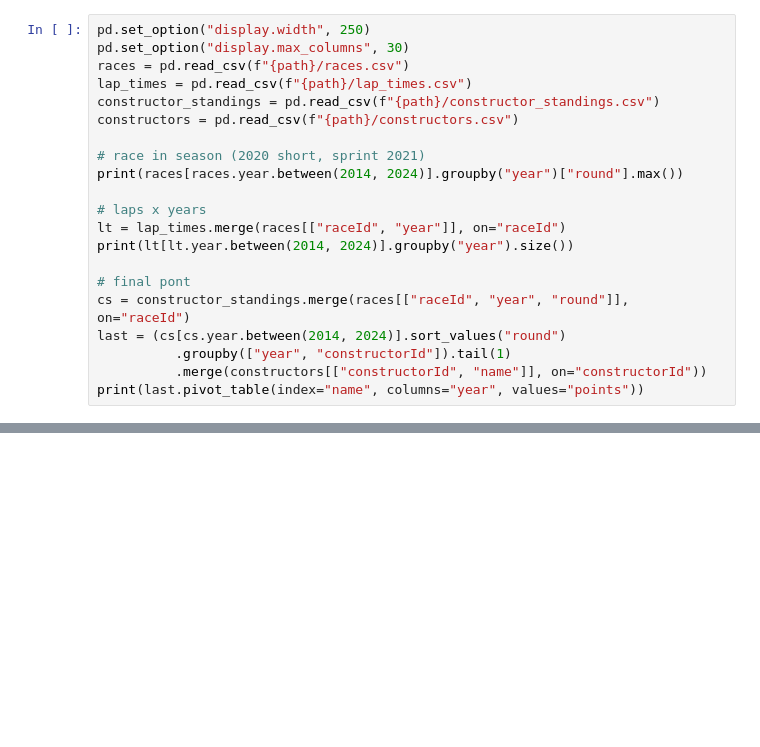
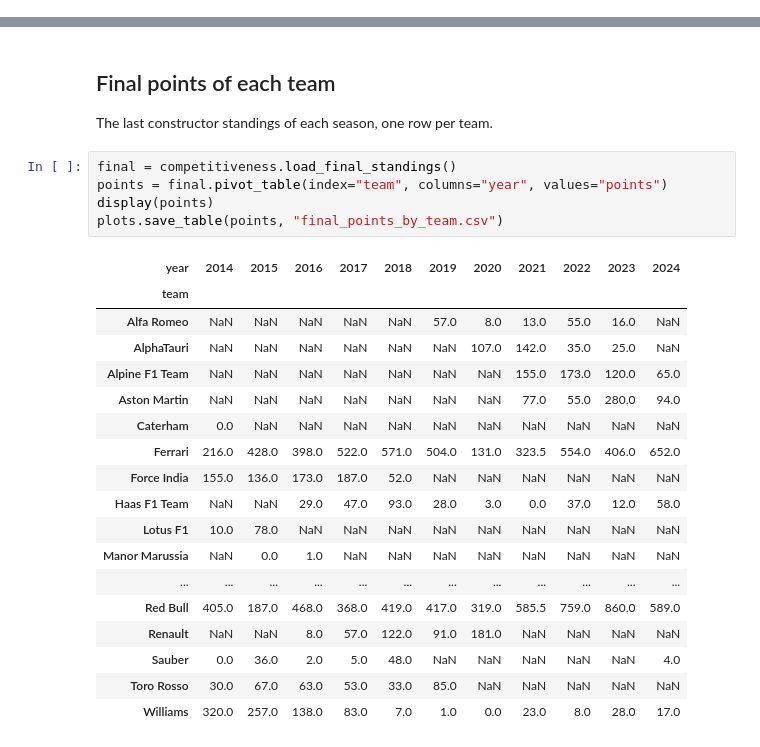
Before and after one commit to MartinaBarbero/AdvanceData, a Jupyter notebook: notebooks/01_data_preparation.ipynb, the cells around one changed output, grey strips where cells are left out. Drawn from its saved outputs; the diff is of its cells as text; blank space fills up the shorter version.

Commit message:
Rewrite notebooks 01 and 02, add competitiveness and data_checks modules

```diff
--- a/notebooks/01_data_preparation.ipynb
+++ b/notebooks/01_data_preparation.ipynb
@@ -128,21 +0,0 @@ nessun \N
-# %%
-pd.set_option("display.width", 250)
-pd.set_option("display.max_columns", 30)
-races = pd.read_csv(f"{path}/races.csv")
-lap_times = pd.read_csv(f"{path}/lap_times.csv")
-constructor_standings = pd.read_csv(f"{path}/constructor_standings.csv")
-constructors = pd.read_csv(f"{path}/constructors.csv")
-
-# race in season (2020 short, sprint 2021)
-print(races[races.year.between(2014, 2024)].groupby("year")["round"].max())
-
-# laps x years
-lt = lap_times.merge(races[["raceId", "year"]], on="raceId")
-print(lt[lt.year.between(2014, 2024)].groupby("year").size())
-
-# final pont
-cs = constructor_standings.merge(races[["raceId", "year", "round"]], on="raceId")
-last = (cs[cs.year.between(2014, 2024)].sort_values("round")
-          .groupby(["year", "constructorId"]).tail(1)
-          .merge(constructors[["constructorId", "name"]], on="constructorId"))
-print(last.pivot_table(index="name", columns="year", values="points"))
@@ -166,0 +77,28 @@ Williams        320.0  257.0  138.0   83.0    7.0    1.0    0.0   23.0    8.0
+# %% [markdown]
+## Final points of each team
+
+The last constructor standings of each season, one row per team.
+# %%
+final = competitiveness.load_final_standings()
+points = final.pivot_table(index="team", columns="year", values="points")
+display(points)
+plots.save_table(points, "final_points_by_team.csv")
+# %% [output]
+| year | 2014 | 2015 | 2016 | 2017 | 2018 | 2019 | 2020 | 2021 | 2022 | 2023 | 2024 |
+| team |  |  |  |  |  |  |  |  |  |  |  |
+| Alfa Romeo | NaN | NaN | NaN | NaN | NaN | 57.0 | 8.0 | 13.0 | 55.0 | 16.0 | NaN |
+| AlphaTauri | NaN | NaN | NaN | NaN | NaN | NaN | 107.0 | 142.0 | 35.0 | 25.0 | NaN |
+| Alpine F1 Team | NaN | NaN | NaN | NaN | NaN | NaN | NaN | 155.0 | 173.0 | 120.0 | 65.0 |
+| Aston Martin | NaN | NaN | NaN | NaN | NaN | NaN | NaN | 77.0 | 55.0 | 280.0 | 94.0 |
+| Caterham | 0.0 | NaN | NaN | NaN | NaN | NaN | NaN | NaN | NaN | NaN | NaN |
+| Ferrari | 216.0 | 428.0 | 398.0 | 522.0 | 571.0 | 504.0 | 131.0 | 323.5 | 554.0 | 406.0 | 652.0 |
+| Force India | 155.0 | 136.0 | 173.0 | 187.0 | 52.0 | NaN | NaN | NaN | NaN | NaN | NaN |
+| Haas F1 Team | NaN | NaN | 29.0 | 47.0 | 93.0 | 28.0 | 3.0 | 0.0 | 37.0 | 12.0 | 58.0 |
+| Lotus F1 | 10.0 | 78.0 | NaN | NaN | NaN | NaN | NaN | NaN | NaN | NaN | NaN |
+| Manor Marussia | NaN | 0.0 | 1.0 | NaN | NaN | NaN | NaN | NaN | NaN | NaN | NaN |
+| ... | ... | ... | ... | ... | ... | ... | ... | ... | ... | ... | ... |
+| Red Bull | 405.0 | 187.0 | 468.0 | 368.0 | 419.0 | 417.0 | 319.0 | 585.5 | 759.0 | 860.0 | 589.0 |
+| Renault | NaN | NaN | 8.0 | 57.0 | 122.0 | 91.0 | 181.0 | NaN | NaN | NaN | NaN |
+| Sauber | 0.0 | 36.0 | 2.0 | 5.0 | 48.0 | NaN | NaN | NaN | NaN | NaN | 4.0 |
+| Toro Rosso | 30.0 | 67.0 | 63.0 | 53.0 | 33.0 | 85.0 | NaN | NaN | NaN | NaN | NaN |
+| Williams | 320.0 | 257.0 | 138.0 | 83.0 | 7.0 | 1.0 | 0.0 | 23.0 | 8.0 | 28.0 | 17.0 |
```
Also changed, not shown: parts of 19 cells of this notebook, 13 other files.
